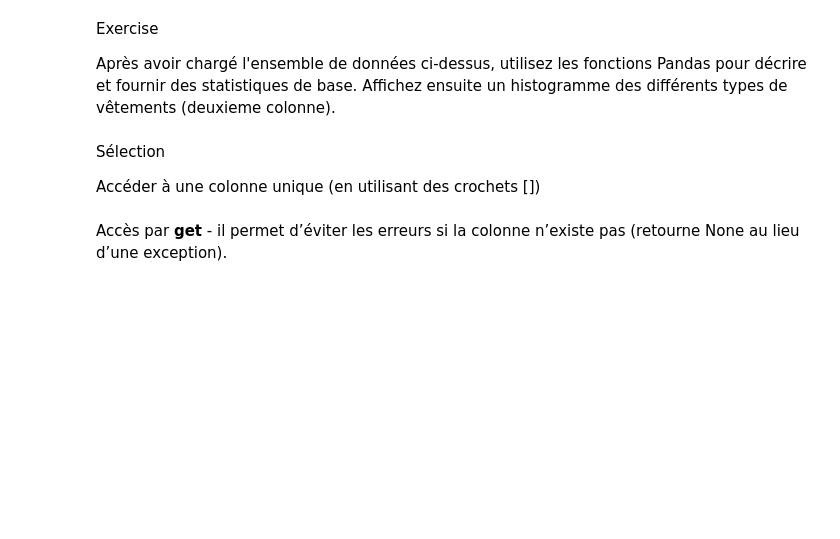
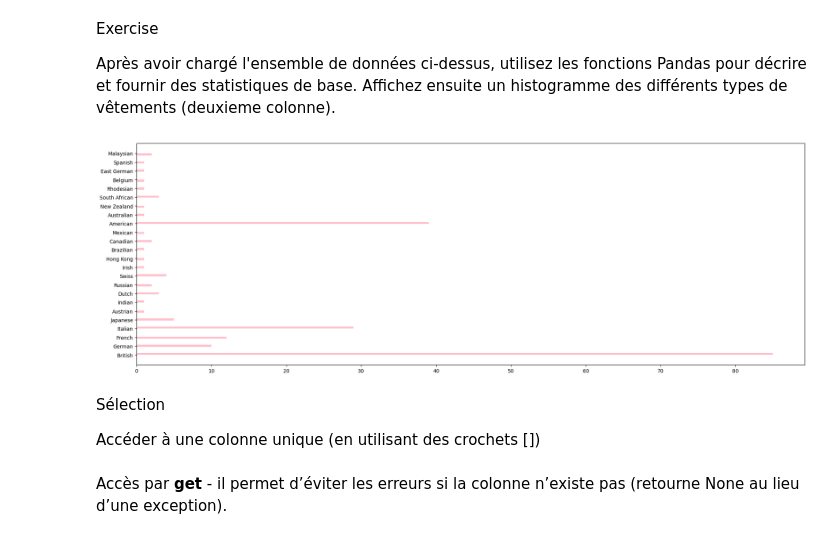
Before and after one commit to mrgeooo14/nomades_to_submit, a Jupyter notebook: DS_day3_pandas.ipynb, the cells around one changed output. Drawn from its saved outputs; the diff is of its cells as text; code cells hidden in the pictures; blank space fills up the shorter version.

```diff
--- a/DS_day3_pandas.ipynb
+++ b/DS_day3_pandas.ipynb
@@ -104,0 +185,3 @@ df
+# %%
+df = pd.read_csv('https://raw.githubusercontent.com/MainakRepositor/Datasets/refs/heads/master/F1/constructors.csv')
+df
@@ -107,6 +204,12 @@ Exercise
 
 Après avoir chargé l'ensemble de données ci-dessus, utilisez les fonctions Pandas pour décrire et fournir des statistiques de base.
 Affichez ensuite un histogramme des différents types de vêtements (deuxieme colonne).
+# %%
+plt.figure(figsize=(24, 8))
+plt.hist(df['nationality'], bins = 100, color = 'pink', orientation='horizontal')
+plt.show()
+# %% [output]
+[figure, added]
 # %% [markdown]
 Sélection
 
```
Also changed, not shown: parts of 16 cells of this notebook, 3 other files.
